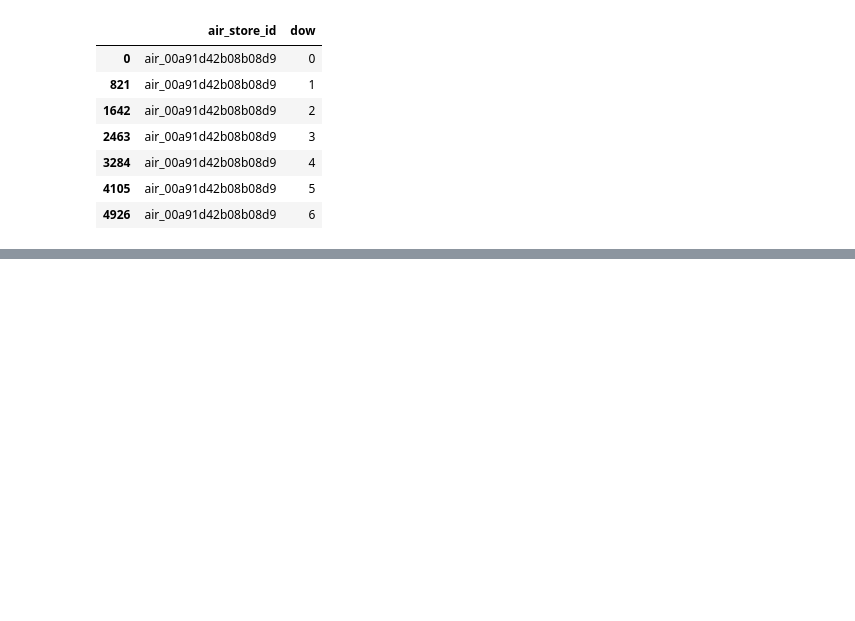
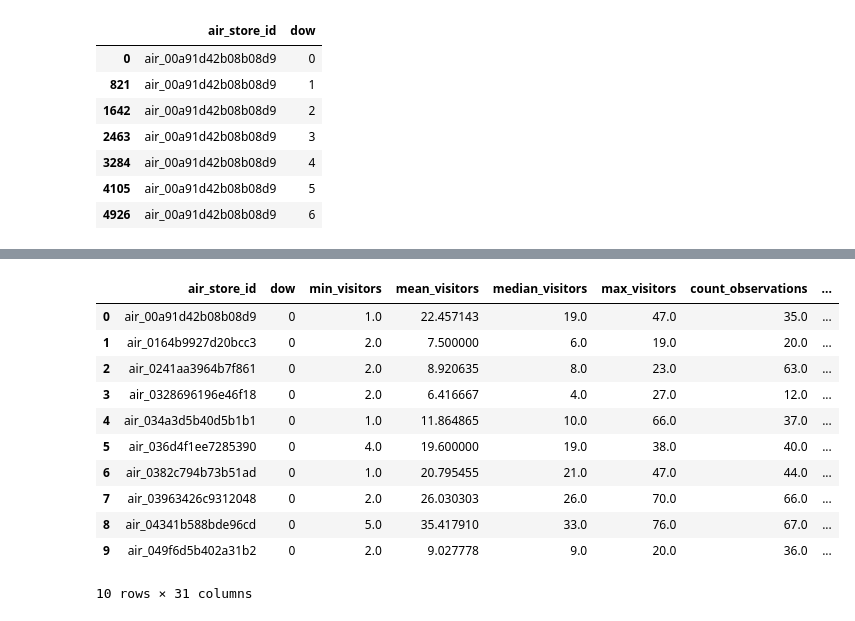
Before and after one commit to dongzhang84/Kaggle, a Jupyter notebook: Restaurant_Visitor_Forecasting/Visitor_forecasting_v2.ipynb, the cells around one changed output, grey strips where cells are left out. Saved outputs shown, nothing was run; the diff lists cells and outputs as text; code cells hidden in the pictures; blank space fills up the shorter version.

```diff
--- a/Restaurant_Visitor_Forecasting/Visitor_forecasting_v2.ipynb
+++ b/Restaurant_Visitor_Forecasting/Visitor_forecasting_v2.ipynb
@@ -192,0 +343,2 @@ stores[stores.air_store_id == 'air_00a91d42b08b08d9']
+# %%
+lbl.fit_transform(stores['air_genre_name'][:3].map(lambda x: str(str(x).split(' ')) ))
@@ -192,0 +347,2 @@ stores[stores.air_store_id == 'air_00a91d42b08b08d9']
+# %%
+lbl.fit_transform(stores['air_genre_name'][:3].map(lambda x: str(str(x).split(' ')[0])))
@@ -192,0 +367,24 @@ stores[stores.air_store_id == 'air_00a91d42b08b08d9']
+# %%
+for i in range(10):
+    stores['air_genre_name'+str(i)] = lbl.fit_transform(stores['air_genre_name']\
+                                     .map(lambda x: str(str(x).split(' ')[i]) if len(str(x).split(' '))>i else ''))
+    stores['air_area_name'+str(i)] = lbl.fit_transform(stores['air_area_name']\
+                                     .map(lambda x: str(str(x).split(' ')[i]) if len(str(x).split(' '))>i else ''))
+# %%
+stores['air_genre_name'] = lbl.fit_transform(stores['air_genre_name'])
+stores['air_area_name'] = lbl.fit_transform(stores['air_area_name'])
+# %%
+stores.head(10)
+# %% [output]
+|  | air_store_id | dow | min_visitors | mean_visitors | median_visitors | max_visitors | count_observations | ... |
+| 0 | air_00a91d42b08b08d9 | 0 | 1.0 | 22.457143 | 19.0 | 47.0 | 35.0 | ... |
+| 1 | air_0164b9927d20bcc3 | 0 | 2.0 | 7.500000 | 6.0 | 19.0 | 20.0 | ... |
+| 2 | air_0241aa3964b7f861 | 0 | 2.0 | 8.920635 | 8.0 | 23.0 | 63.0 | ... |
+| 3 | air_0328696196e46f18 | 0 | 2.0 | 6.416667 | 4.0 | 27.0 | 12.0 | ... |
+| 4 | air_034a3d5b40d5b1b1 | 0 | 1.0 | 11.864865 | 10.0 | 66.0 | 37.0 | ... |
+| 5 | air_036d4f1ee7285390 | 0 | 4.0 | 19.600000 | 19.0 | 38.0 | 40.0 | ... |
+| 6 | air_0382c794b73b51ad | 0 | 1.0 | 20.795455 | 21.0 | 47.0 | 44.0 | ... |
+| 7 | air_03963426c9312048 | 0 | 2.0 | 26.030303 | 26.0 | 70.0 | 66.0 | ... |
+| 8 | air_04341b588bde96cd | 0 | 5.0 | 35.417910 | 33.0 | 76.0 | 67.0 | ... |
+| 9 | air_049f6d5b402a31b2 | 0 | 2.0 | 9.027778 | 9.0 | 20.0 | 36.0 | ... |
+10 rows × 31 columns
```
Also changed, not shown: parts of 27 cells of this notebook.
